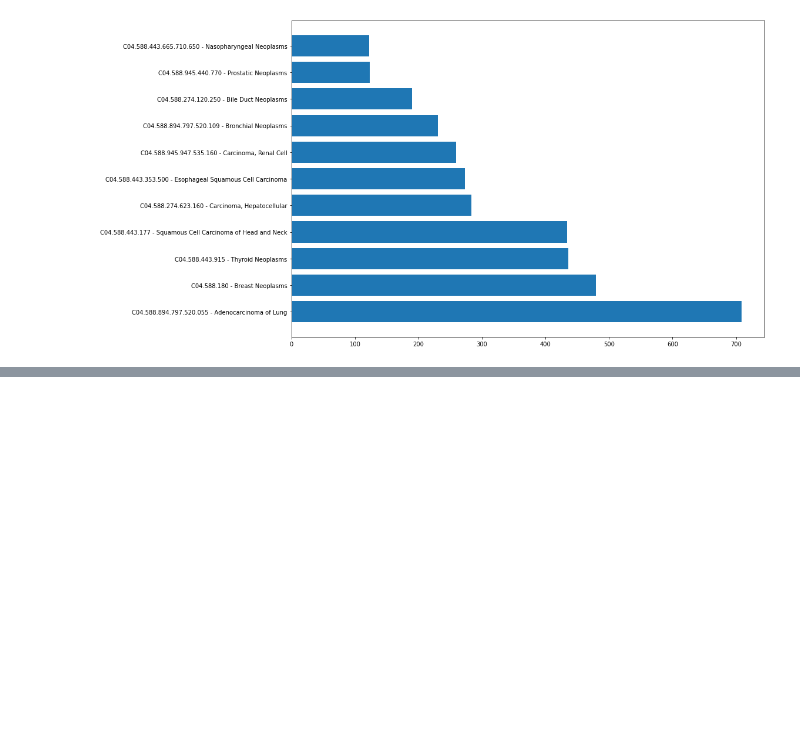
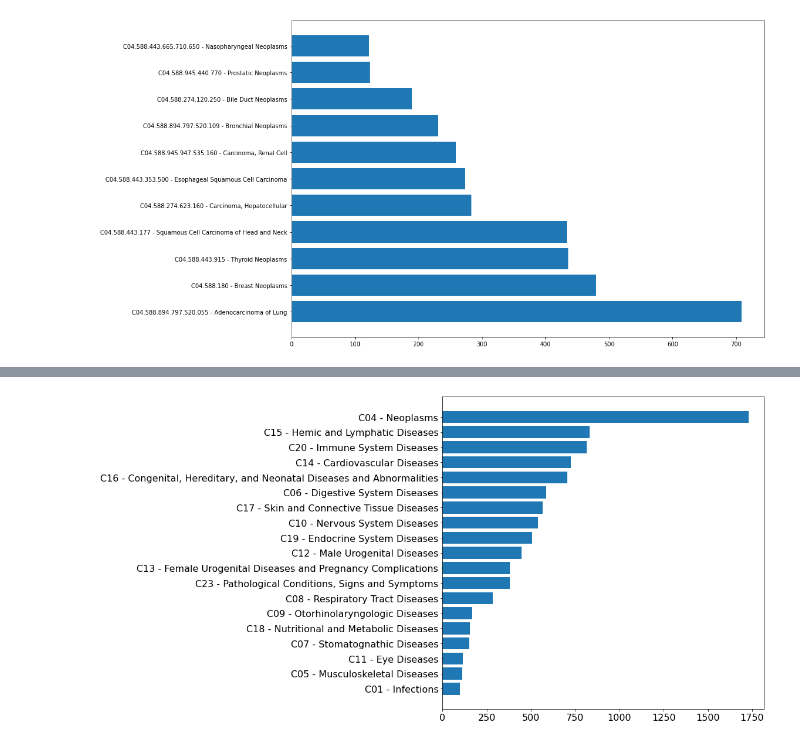
Before and after one commit to alvaro-2/mutations, a Jupyter notebook: disease_plots/disease_plots.ipynb, the cells around one changed output, grey strips where cells are left out. Drawn from its saved outputs; the diff is of its cells as text; code cells hidden in the pictures; blank space fills up the shorter version.

```diff
--- a/disease_plots/disease_plots.ipynb
+++ b/disease_plots/disease_plots.ipynb
@@ -257,0 +264,11 @@ disease_plots.draw_plot(
+# %%
+datafile = join(
+    '../data', 'd2021.bin'
+)
+nodes = disease_plots.build_mesh_tree_data(
+    datafile=datafile
+)
+mesh_uis = disease_plots.MeshUISelectorMutationsNotInCosmic().get_mesh_ui_by_protein()
+tags_names = disease_plots.select_tag_names(
+    nodes
+)
@@ -257,0 +286,23 @@ disease_plots.draw_plot(
+# %%
+disease_hits = disease_plots.get_mesh_ui_by_disease(
+    mesh_uis,
+    nodes,
+    min_tag_depth=1,
+    max_tag_depth=1
+)
+hits = disease_plots.filter_hits(disease_hits, start_with=[])
+disease_counts = disease_plots.count_disease_tags(hits)
+disease_counts = disease_plots.filter_disease_counts(disease_counts, 5)
+disease_counts = disease_plots.remove_tags_with_same_name(
+    disease_counts,
+    tags_names
+)
+disease_counts.sort(key=lambda x: x[1], reverse=False)
+disease_plots.draw_plot(
+    disease_counts,
+    tags_names,
+    figsize=(16,8),
+    # outfile="top_c04.png",
+)
+# %% [output]
+[figure, added]
```
Also changed, not shown: parts of 8 cells of this notebook.
